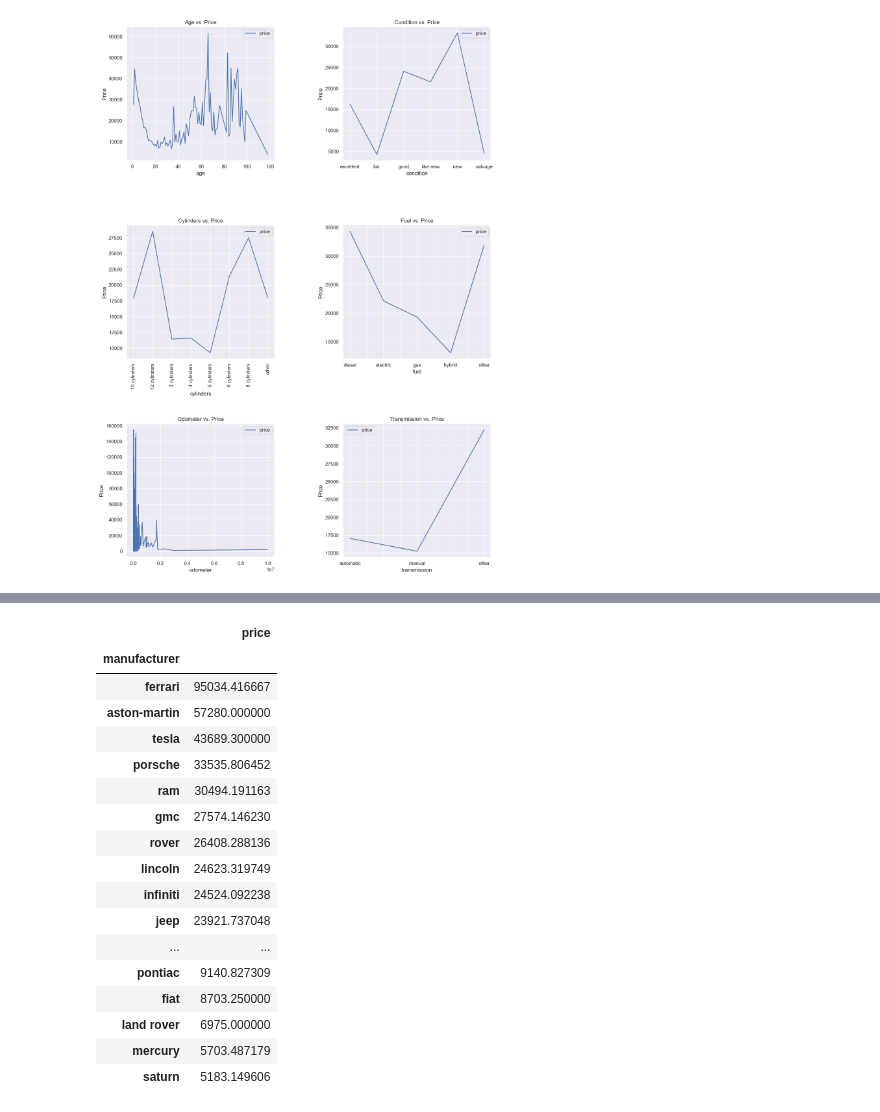
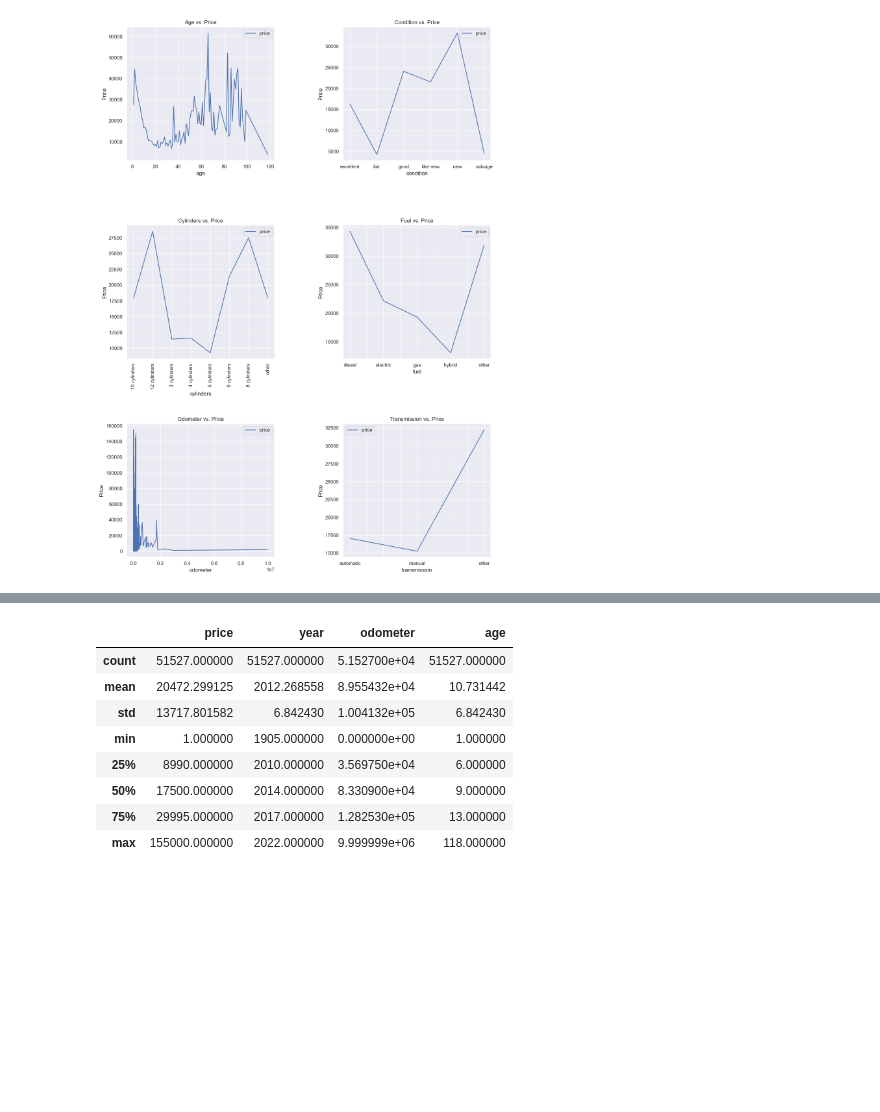
Before and after one commit to ngratzi/car_analysis, a Jupyter notebook: analysis.ipynb, the cells around one changed output, grey strips where cells are left out. Saved outputs shown, nothing was run; the diff lists cells and outputs as text; code cells hidden in the pictures; blank space fills up the shorter version.

```diff
--- a/analysis.ipynb
+++ b/analysis.ipynb
@@ -767,21 +771,12 @@ sns.scatterplot(data=df_clean, x='age', y='price', hue='cylinders')
-# %%
-df_clean.groupby('manufacturer')[['price']].mean().sort_values(by='price', ascending=False)
-# %% [output]
-|  | price |
-| manufacturer |  |
-| ferrari | 95034.416667 |
-| aston-martin | 57280.000000 |
-| tesla | 43689.300000 |
-| porsche | 33535.806452 |
-| ram | 30494.191163 |
-| gmc | 27574.146230 |
-| rover | 26408.288136 |
-| lincoln | 24623.319749 |
-| infiniti | 24524.092238 |
-| jeep | 23921.737048 |
-| ... | ... |
-| pontiac | 9140.827309 |
-| fiat | 8703.250000 |
-| land rover | 6975.000000 |
-| mercury | 5703.487179 |
-| saturn | 5183.149606 |
+# %%
+df_clean.describe()
+# %% [output]
+|  | price | year | odometer | age |
+| count | 51527.000000 | 51527.000000 | 5.152700e+04 | 51527.000000 |
+| mean | 20472.299125 | 2012.268558 | 8.955432e+04 | 10.731442 |
+| std | 13717.801582 | 6.842430 | 1.004132e+05 | 6.842430 |
+| min | 1.000000 | 1905.000000 | 0.000000e+00 | 1.000000 |
+| 25% | 8990.000000 | 2010.000000 | 3.569750e+04 | 6.000000 |
+| 50% | 17500.000000 | 2014.000000 | 8.330900e+04 | 9.000000 |
+| 75% | 29995.000000 | 2017.000000 | 1.282530e+05 | 13.000000 |
+| max | 155000.000000 | 2022.000000 | 9.999999e+06 | 118.000000 |
```
Also changed, not shown: parts of 3 cells of this notebook, 2 other files.
